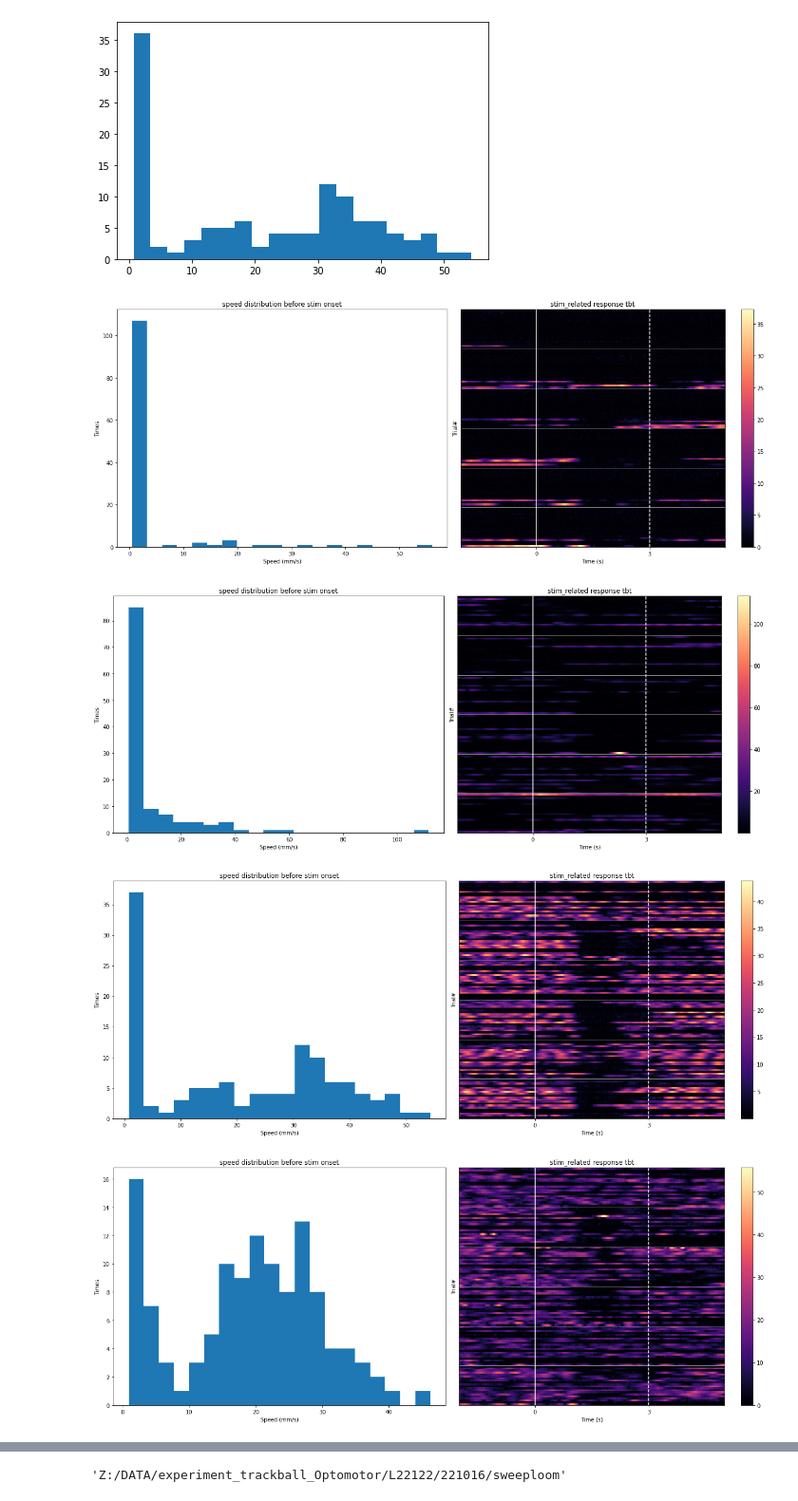
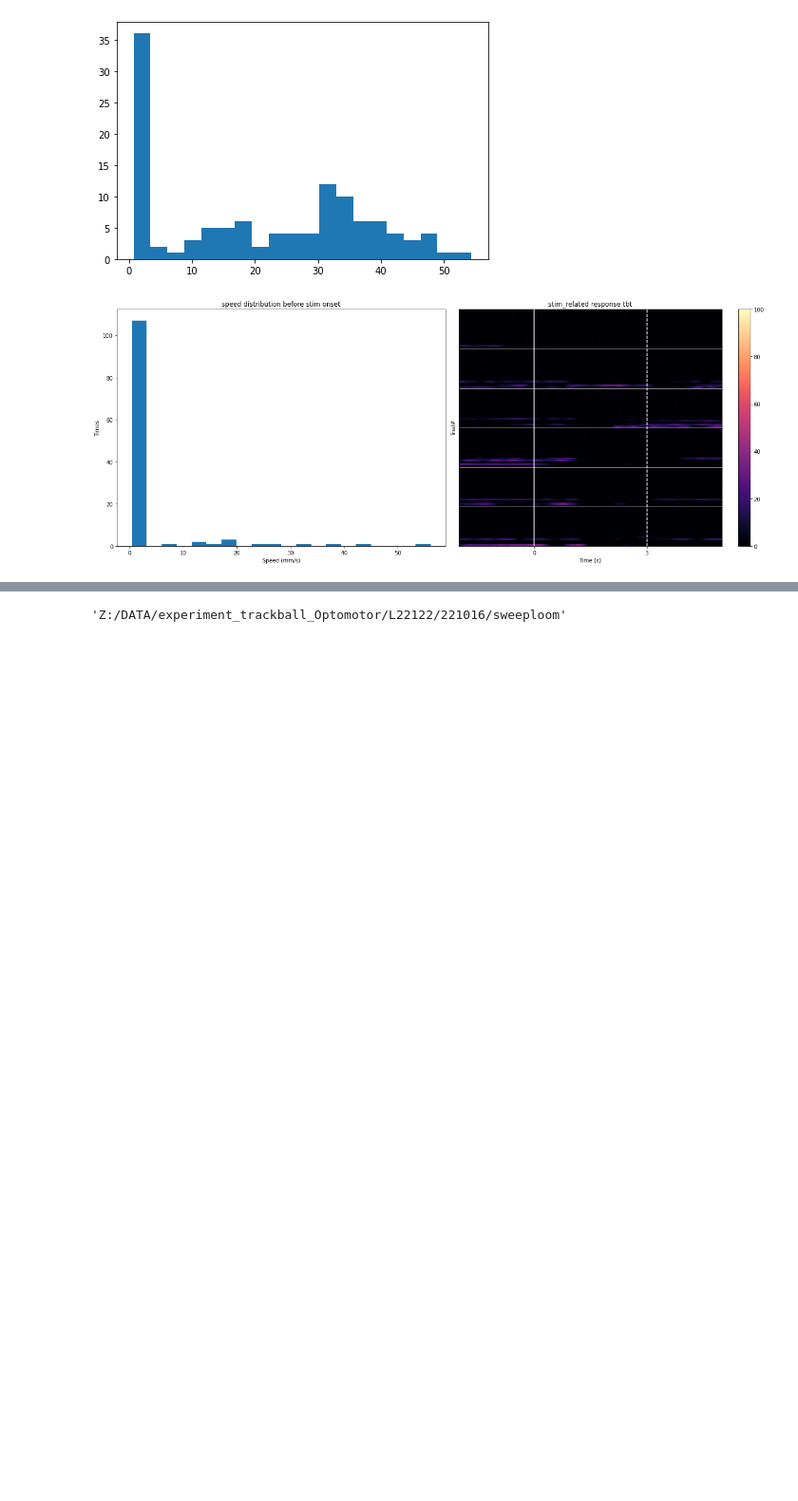
Before and after one commit to chiyu1203/bonfic, a Jupyter notebook: track_ball_notebook.ipynb, the cells around one changed output, grey strips where cells are left out. Shown at 95% size. Saved outputs shown, nothing was run; the diff lists cells and outputs as text; code cells hidden in the pictures; blank space fills up the shorter version.

Commit message:
Update track_ball_notebook.ipynb
update some plotting function

```diff
--- a/track_ball_notebook.ipynb
+++ b/track_ball_notebook.ipynb
@@ -122,7 +128,9 @@ stim_type=["c2b_f_sloom","c2b_s_sloom","c2f_f_sloom","c2f_s_sloom","c2c_f_loom",
 sg_filering= True
 analyse_every_trial = False
 plotting_trajectory = False
+closed_loop_experiment = False
 plotting_event_related_trajectory = True
+save_fig = True
 stim_of_interest=stim_type[4]
 # %%
-thisDir=data_list[2]
+thisDir=data_list[12]
@@ -246,12 +250,25 @@ else:
     #stim_to_analyse=stim_df.loc[np.where((stim_df.loc[:,'stim_type']== "b2f_l_sweep") | (stim_df.loc[:,'stim_type']== "b2f_r_sweep")),"stim_onset"]
     #stim_to_analyse=stim_df.loc[np.where((stim_df.loc[:,'stim_type']== "b2f_l_sloom") | (stim_df.loc[:,'stim_type']== "b2f_r_sloom")),"stim_onset"]
     #stim_to_analyse=stim_df.loc[np.where((stim_df.loc[:,'stim_type']== "c2b_f_sloom") | (stim_df.loc[:,'stim_type']== "m2b_s_sloom")),"stim_onset"]
-    #stim_to_analyse=stim_df.loc[np.where((stim_df.loc[:,'stim_type']== "c2b_s_sloom")),"stim_onset"]
+    # stim_to_analyse=stim_df.loc[np.where((stim_df.loc[:,'stim_type']== "c2b_f_sloom")),"stim_onset"]
     stim_to_analyse=stim_df.loc[np.where((stim_df.loc[:,'stim_type']== "c2c_s_loom")),"stim_onset"]
     stim_name_list=stim_df.loc[stim_to_analyse.index,'stim_type'].values
 if len(stim_to_analyse) ==0:
     print('no_required_stim_type')
     #continue
+
+# cum_travel_distance=np.cumsum(np.sqrt(np.add(np.square(x_dif), np.square(y_dif))),axis=1)
+# init_time=abs(analysis_window[0])
+# end_time=abs(analysis_window[0])+stim_duration
+# travel_distance_prior_stim=cum_travel_distance[:,init_time*frame_rate,0]
+# travel_distance_post_stim=cum_travel_distance[:,end_time*frame_rate,0]
+# travel_distance_during_stim=travel_distance_post_stim-travel_distance_prior_stim
+# normalise_travel_distance=np.divide(travel_distance_post_stim,travel_distance_prior_stim)
+# travel_distance_prior_stim_all.append(travel_distance_prior_stim)
+# travel_distance_tbt.append(cum_travel_distance)
+# mean_travel_distance_during_stim.append(np.mean(travel_distance_during_stim))
+# mean_normalised_distance_during_stim.append(np.mean(normalise_travel_distance))
+
 
 grey_onset=stim_to_analyse+np.ones(len(stim_to_analyse),dtype=int)*analysis_window[0]*frame_rate
 analysie_window_tile=np.tile(np.arange(window_length*frame_rate),(len(grey_onset),1))
@@ -261,14 +278,25 @@ y=y_all[index_points]
 x_dif=np.diff(x,axis=1)
 y_dif=np.diff(y,axis=1)
 travel_distance_fbf=np.sqrt(np.add(np.square(x_dif), np.square(y_dif)))
+velocity=travel_distance_fbf*frame_rate
 cum_travel_distance=np.cumsum(np.sqrt(np.add(np.square(x_dif), np.square(y_dif))),axis=1)
 init_time=abs(analysis_window[0])
 end_time=abs(analysis_window[0])+stim_duration
 travel_distance_prior_stim=cum_travel_distance[:,init_time*frame_rate,0]
 travel_distance_post_stim=cum_travel_distance[:,end_time*frame_rate,0]
 mean_travel_distance_post_stim=np.mean(travel_distance_post_stim)
+travel_distance_during_stim=travel_distance_post_stim-travel_distance_prior_stim
 normalise_travel_distance=np.divide(travel_distance_post_stim,travel_distance_prior_stim)
 mean_normalise_travel_distance=np.mean(normalise_travel_distance)
+
+travel_distance_1sec_prior_stim=cum_travel_distance[:,init_time*frame_rate,0]-cum_travel_distance[:,(init_time-1)*frame_rate,0]
+running_trial=travel_distance_1sec_prior_stim>5
+running_velocity=velocity[running_trial,:]
+travel_distance_1sec_post_stim=cum_travel_distance[running_trial,(init_time+1)*frame_rate,0]-cum_travel_distance[running_trial,init_time*frame_rate,0]
+velocity_type1=running_velocity[travel_distance_1sec_post_stim>5,:]
+velocity_type2=running_velocity[travel_distance_1sec_post_stim<5,:]
+
+
 #travel_distance=np.sum(np.sqrt(np.add(np.square(x_dif), np.square(y_dif))),axis=1)
 vx=df.loc[:, ['delta rotation vector lab x']].values
 velocity_x=vx[index_points]
@@ -277,7 +305,6 @@ velocity_z=vz[index_points]
 #instant_v=df.loc[:, ['instant speed']].values
 ##this is a small test for how to quantify velocity
 #velocity=instant_v[index_points]
-velocity=travel_distance_fbf*frame_rate
 velocity_rolling=runmean_v[index_points]
 tp=np.linspace(0,window_length,velocity.shape[1])
 tp_tile=np.tile(tp,(velocity.shape[0],1))
@@ -607,7 +705,7 @@ def generate_preliminary_graph(myList = [], *args):
     analysis_window=[-2, 5]
     window_length=analysis_window[1]-analysis_window[0]
     stim_type=["c2b_f_sloom","c2b_s_sloom","c2f_f_sloom","c2f_s_sloom","c2c_f_loom","c2c_s_loom"]
-    save_fig = True
+    save_fig = False
     closed_loop_experiment = False
     sg_filering= True
     analyse_every_trial = False
@@ -793,11 +891,8 @@ def generate_preliminary_graph(myList = [], *args):
         if save_fig == True:
             plt.savefig(os.path.join(thisDir,plot_file_name))
 
-        # return velocity_tbt, travel_distance_tbt_during_analysis_window
+    return velocity_tbt, travel_distance_tbt_during_analysis_window
 # %%
-generate_preliminary_graph(data_list)
+velocity_tbt, travel_distance_tbt =generate_preliminary_graph([data_list[0]])
 # %% [output]
-[figure, old version]
+[figure, new version]
-[figure, removed]
-[figure, removed]
-[figure, removed]
```
Also changed, not shown: parts of 20 cells of this notebook.
